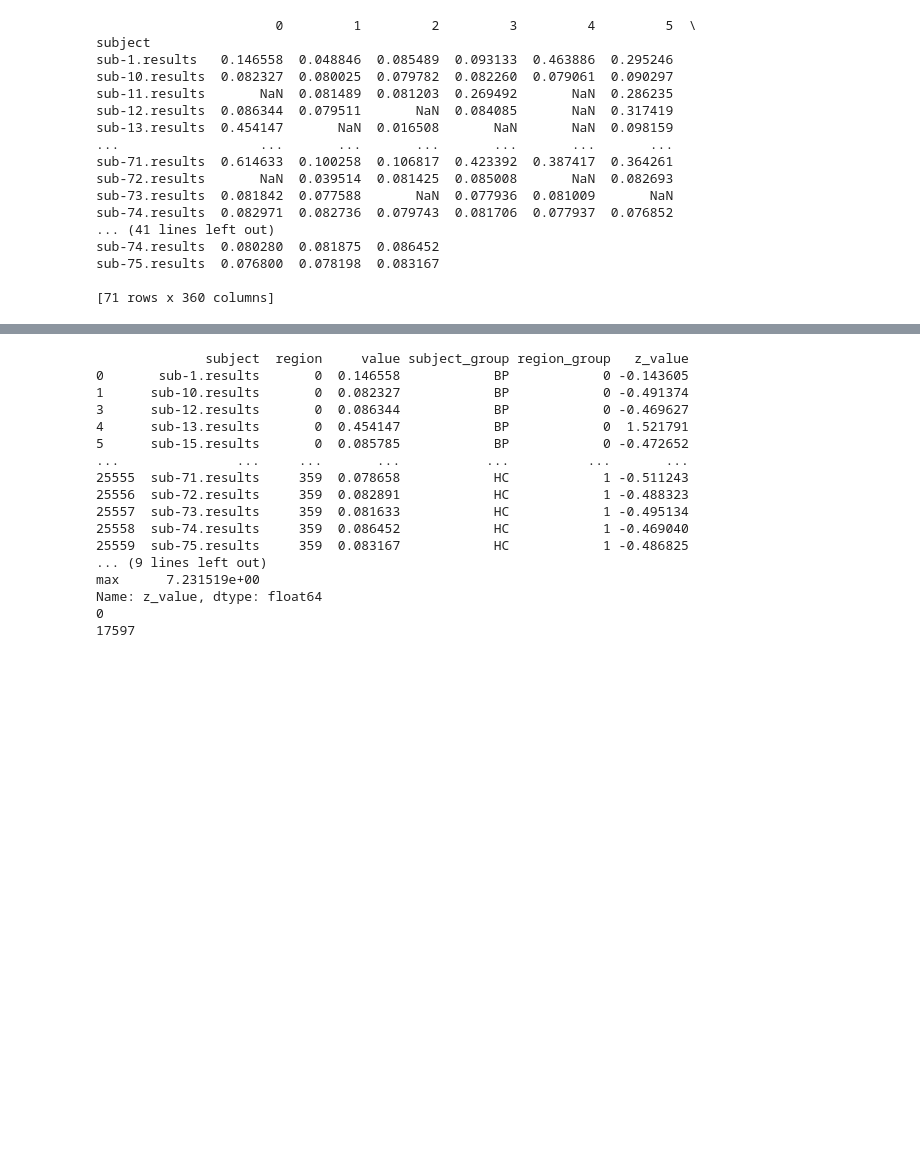
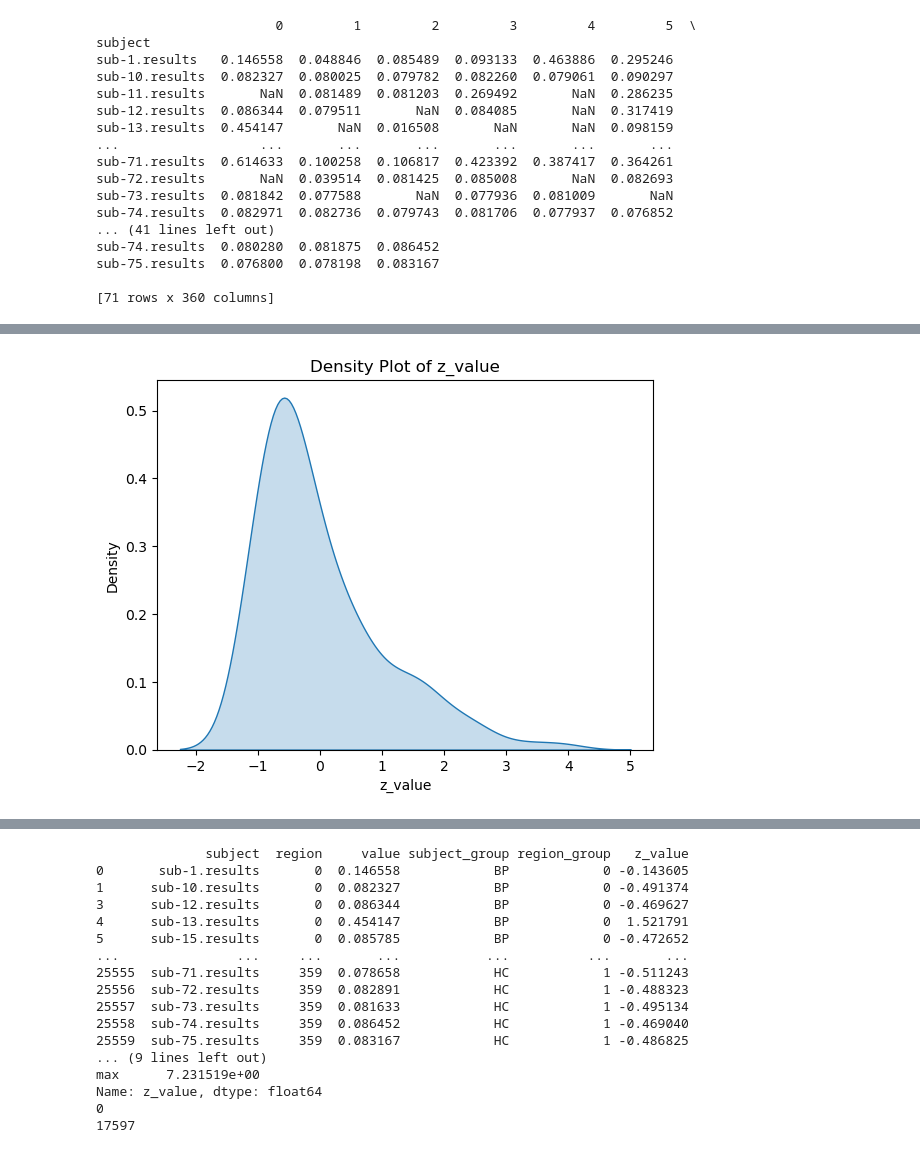
Before and after one commit to kaanka5312/FrequencySliding, a Jupyter notebook: Python/acw.ipynb, the cells around one changed output, grey strips where cells are left out. Saved outputs shown, nothing was run; the diff lists cells and outputs as text; code cells hidden in the pictures; blank space fills up the shorter version.

```diff
--- a/Python/acw.ipynb
+++ b/Python/acw.ipynb
@@ -1,6 +32,6 @@
 # %%
 import pandas as pd
-df_all=pd.read_csv("/Users/kaankeskin/projects/FrequencySliding/data/output/tau_perROI.csv",index_col=0)
+df_all=pd.read_csv("./data/output/tau_perROI.csv",index_col=0)
 print(df_all)
 # %% [output]
                        0         1         2         3         4         5  \
@@ -22,0 +239,24 @@ sub-75.results  0.076800  0.078198  0.083167
+# %%
+# Longer format for the analysis
+import pandas as pd
+
+# Assuming your DataFrame is called `df`
+df_long = pd.melt(
+    df_metrics,
+    id_vars=["SubjectID", "Group", "BDI", "Age", "Sex"],  # columns to keep
+    value_vars=["tau_transmodal", "tau_unimodal"],        # columns to unpivot
+    var_name="region",
+    value_name="value"
+)
+
+def zscore(s): return (s - s.mean(skipna=True)) / s.std(ddof=0,skipna=True)
+
+# Clean up the region names if needed
+df_long["region"] = df_long["region"].str.replace("tau_", "").astype("category")
+df_long["Sex"] = df_long["Sex"].astype("category")
+df_long["Group"] = df_long["Group"].astype("category")
+
+df_long["z_value"] = zscore(df_long["value"])
+df_long["z_age"] = zscore(df_long["Age"])
+
+print(df_long)
@@ -22,0 +278,11 @@ sub-75.results  0.076800  0.078198  0.083167
+# %%
+import seaborn as sns
+import matplotlib.pyplot as plt
+
+sns.kdeplot(data=df_long, x="z_value", fill=True)
+plt.title("Density Plot of z_value")
+plt.xlabel("z_value")
+plt.ylabel("Density")
+plt.show()
+# %% [output]
+[figure, added]
```
Also changed, not shown: parts of 6 cells of this notebook.
